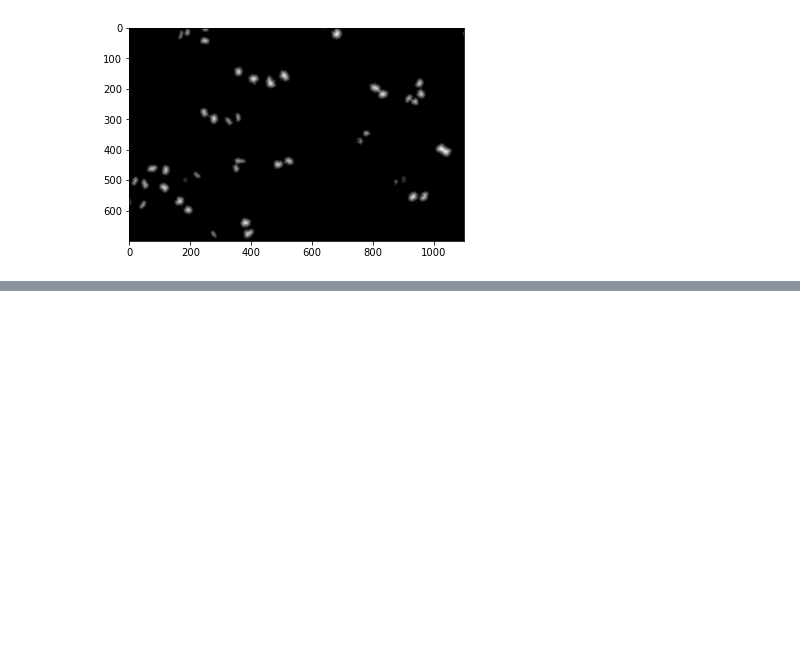
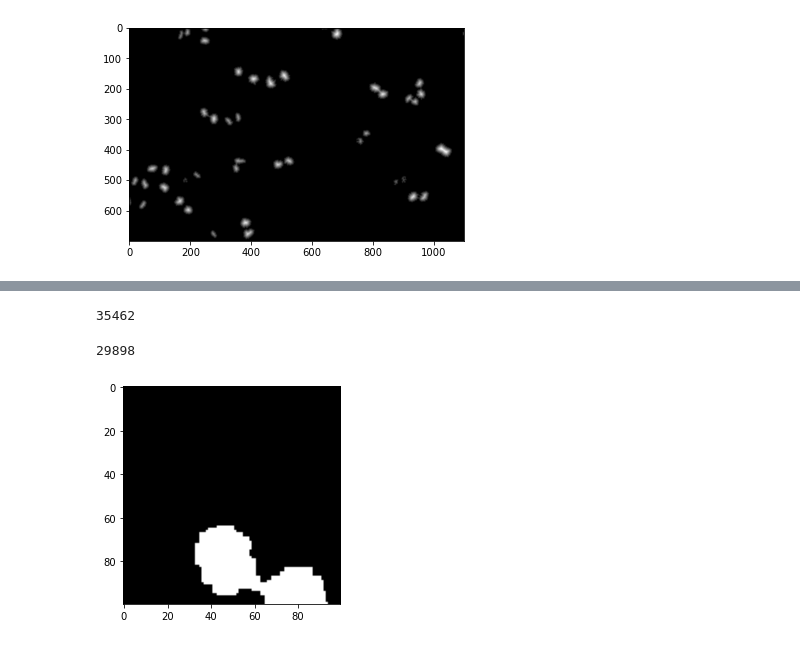
Before and after one commit to moates695/cs9517_Group_Project, a Jupyter notebook: marcus/preprocess.ipynb, the cells around one changed output, grey strips where cells are left out. Saved outputs shown, nothing was run; the diff lists cells and outputs as text; code cells hidden in the pictures; blank space fills up the shorter version.

Commit message:
init segmentation method, attempt to find centroids with erode

```diff
--- a/marcus/preprocess.ipynb
+++ b/marcus/preprocess.ipynb
@@ -126,0 +90,9 @@ coords.shape
+# %%
+def is_last(pt, pts):
+    for i in range(-1,2):
+        for j in range(-1,2):
+            if i == j and i == 0:
+                continue
+            if (pt[0]+i, pt[1]+j) in pts:
+                return False
+    return True
@@ -126,0 +140,22 @@ coords.shape
+# %%
+pts2 = eroded(pts1)
+# %%
+len(pts1)
+# %% [output]
+35462
+# %%
+len(pts2)
+# %% [output]
+29898
+# %%
+def create_img(pts, img):
+    new = np.zeros_like(img)
+    for (i, j) in pts:
+        new[i, j] = MAX
+    return new
+# %%
+imgz = create_img(pts2, img3)
+# %%
+show(imgz[200:300,200:300])
+# %% [output]
+[figure, added]
```
Also changed, not shown: parts of 27 cells of this notebook.
